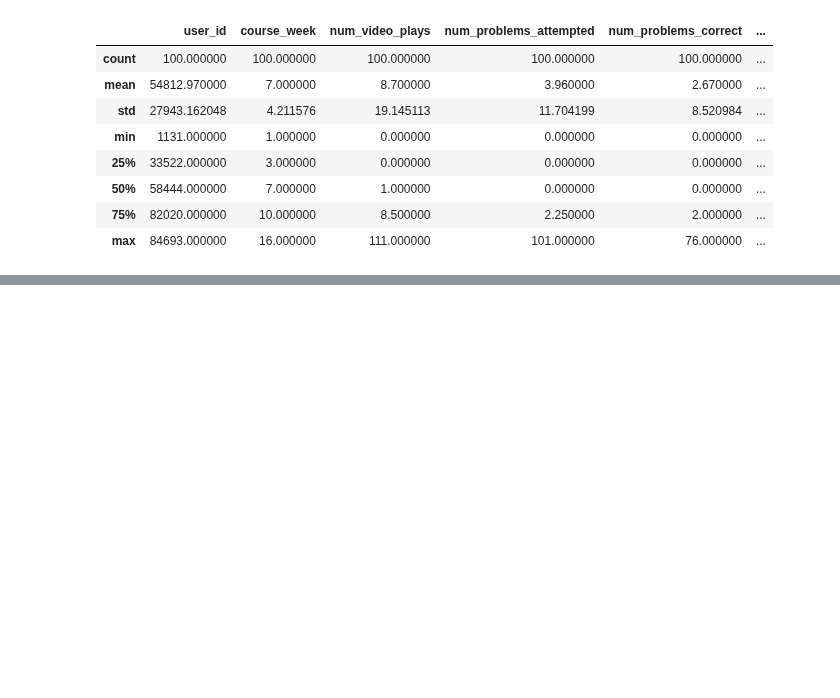
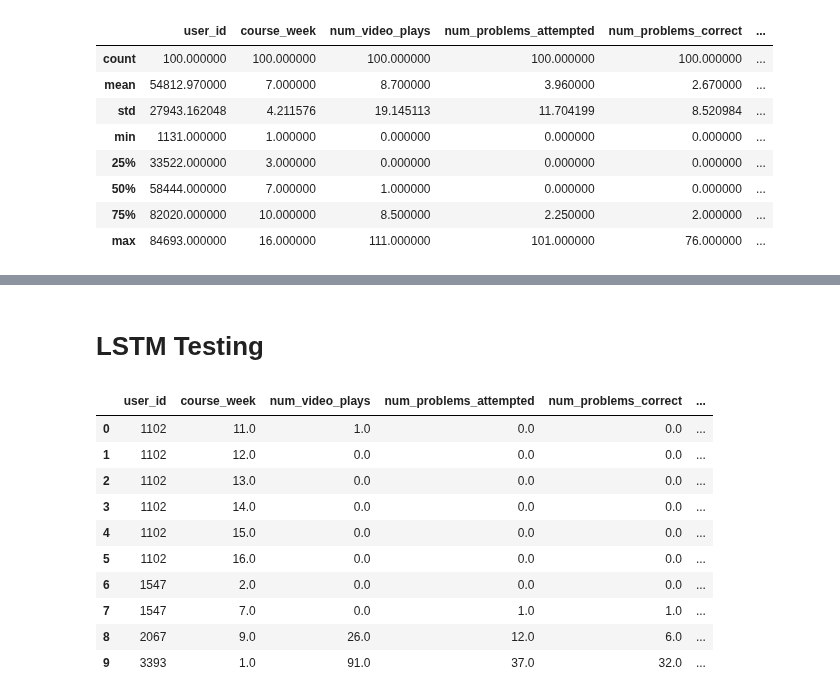
Before and after one commit to kabirkhan/edx_learner_attrition, a Jupyter notebook: workbook.ipynb, the cells around one changed output, grey strips where cells are left out. Cells and saved outputs as stored; diff of their text form; code cells hidden in the pictures; blank space fills up the shorter version.

Commit message:
A lot of model updates

```diff
--- a/workbook.ipynb
+++ b/workbook.ipynb
@@ -597,0 +645,18 @@ plt.show()
+# %% [markdown]
+# LSTM Testing
+# %%
+data = pd.read_csv('./data/Microsoft+DAT206x+1T2017/model_data_l.csv')
+# %%
+data.head(10)
+# %% [output]
+|  | user_id | course_week | num_video_plays | num_problems_attempted | num_problems_correct | ... |
+| 0 | 1102 | 11.0 | 1.0 | 0.0 | 0.0 | ... |
+| 1 | 1102 | 12.0 | 0.0 | 0.0 | 0.0 | ... |
+| 2 | 1102 | 13.0 | 0.0 | 0.0 | 0.0 | ... |
+| 3 | 1102 | 14.0 | 0.0 | 0.0 | 0.0 | ... |
+| 4 | 1102 | 15.0 | 0.0 | 0.0 | 0.0 | ... |
+| 5 | 1102 | 16.0 | 0.0 | 0.0 | 0.0 | ... |
+| 6 | 1547 | 2.0 | 0.0 | 0.0 | 0.0 | ... |
+| 7 | 1547 | 7.0 | 0.0 | 1.0 | 1.0 | ... |
+| 8 | 2067 | 9.0 | 26.0 | 12.0 | 6.0 | ... |
+| 9 | 3393 | 1.0 | 91.0 | 37.0 | 32.0 | ... |
```
Also changed, not shown: parts of 27 cells of this notebook, 14 other files.
